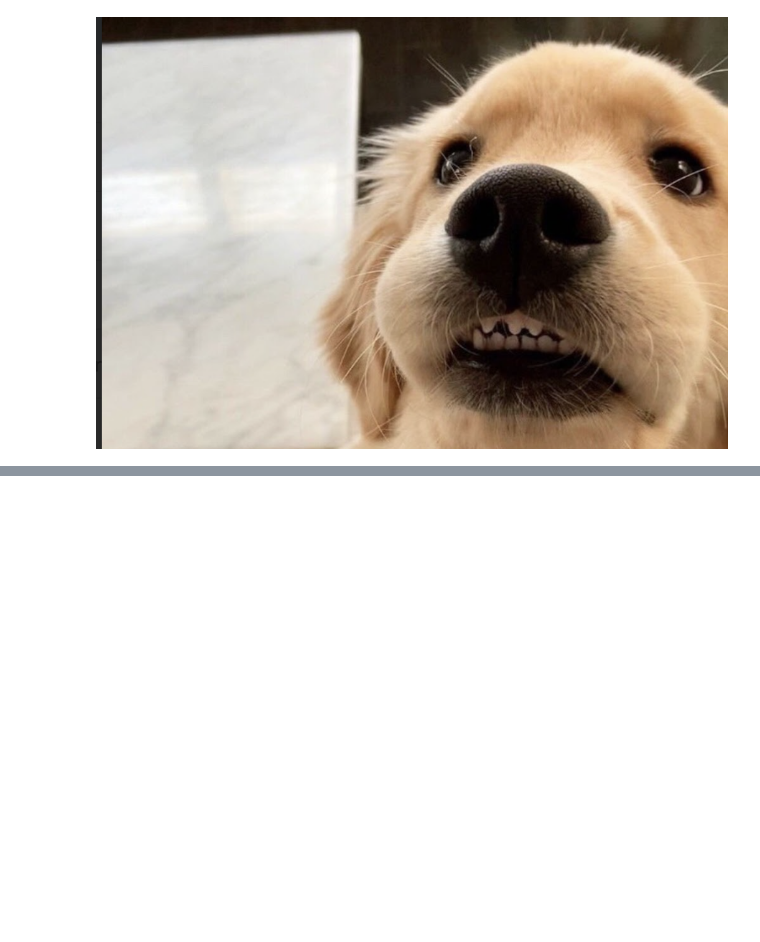
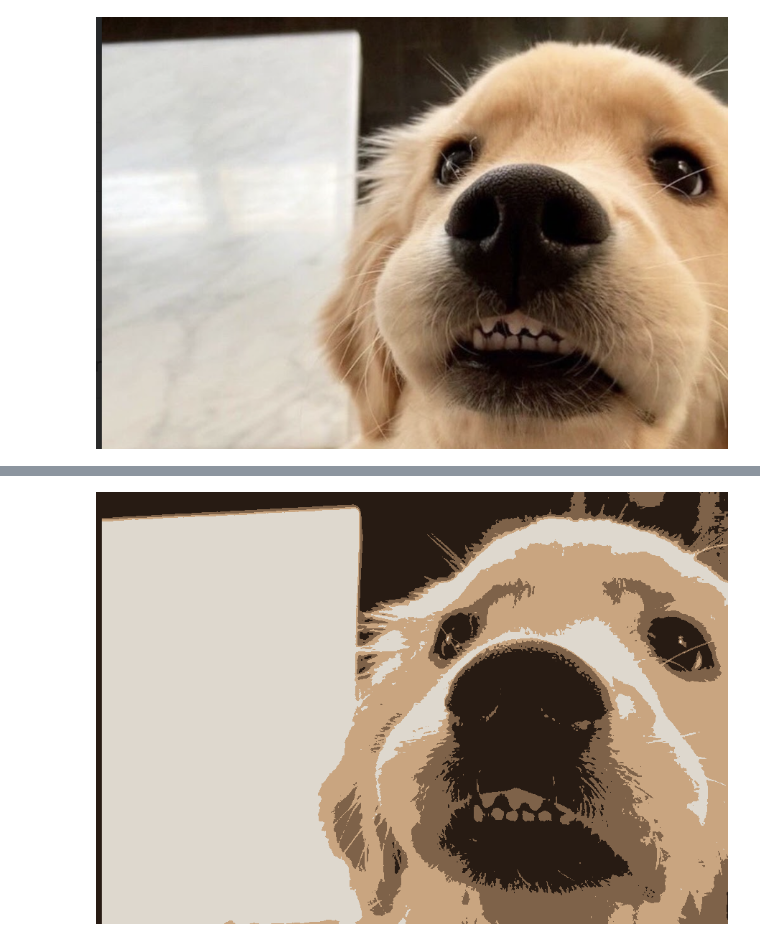
Before and after one commit to xnought/neural-net-compression-vis, a Jupyter notebook: notebooks/image.ipynb, the cells around one changed output, grey strips where cells are left out. Cells and saved outputs as stored; diff of their text form; code cells hidden in the pictures; blank space fills up the shorter version.

```diff
--- a/notebooks/image.ipynb
+++ b/notebooks/image.ipynb
@@ -17,0 +97,4 @@ Interpretation ------ Height: 602, Width: 880, Channels: 3
+# %%
+k_means_quantization(image_ndarray=dog_ndarray, k=4)
+# %% [output]
+[figure, added]
```
Also changed, not shown: parts of 23 cells of this notebook.
